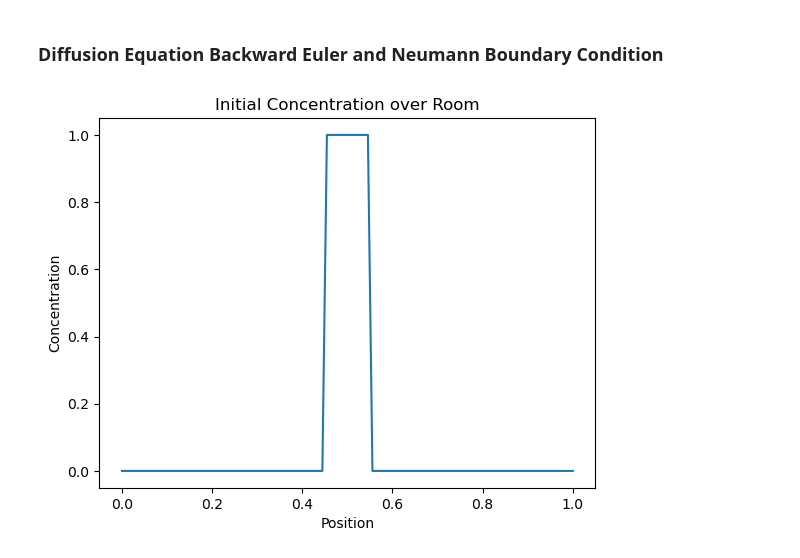
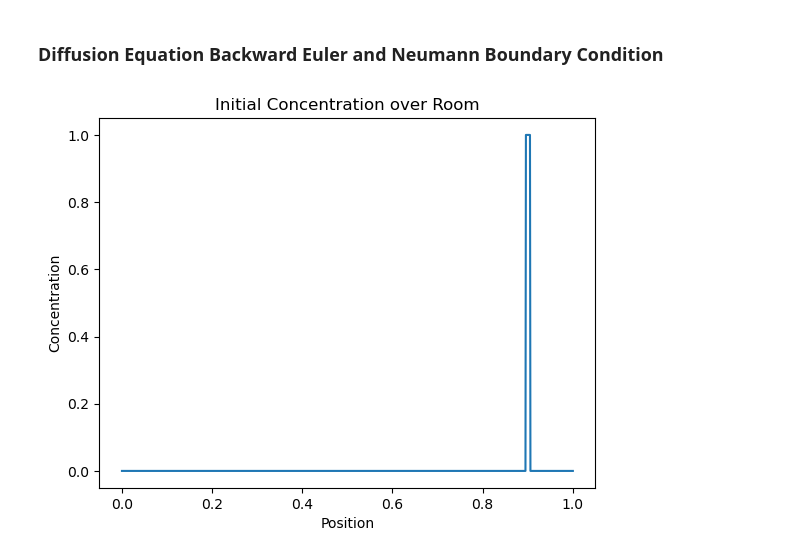
Before and after one commit to abhirao-03/hazardous-materials, a Jupyter notebook: abhi/heat.ipynb, the cells around one changed output. Cells and saved outputs as stored; diff of their text form; code cells hidden in the pictures.

```diff
--- a/abhi/heat.ipynb
+++ b/abhi/heat.ipynb
@@ -5,26 +5,27 @@ import numpy as np
 import matplotlib.pyplot as plt
 # %%
 class gas_canistor:
-    def __init__(self, diameter = 0.05, concentration = 1.0):
-        self.diameter = diameter
-        self.lower_bound = 0.5 - self.diameter
-        self.upper_bound = 0.5 + self.diameter
+    def __init__(self, x=0.5, radius = 0.005, concentration = 1.0):
+        self.radius = radius
+        self.x = x
+        self.lower_bound = self.x - self.radius
+        self.upper_bound = self.x + self.radius
         self.concentration = concentration
 
 def f(canistor: gas_canistor, x: np.array):
     return np.where((x >= canistor.lower_bound) & (x <= canistor.upper_bound), 1, 0)
 # %%
-can_1 = gas_canistor()
-x = np.linspace(0.0, 1.0, 100)
+can_1 = gas_canistor(x=0.9)
+x = np.linspace(0.0, 1.0, 1000)
 concentrations = f(can_1, x)
 
 plt.plot(x, concentrations)
 plt.title('Initial Concentration over Room')
 plt.ylabel('Concentration')
 plt.xlabel('Position')
 plt.savefig("toy_problem_initial_concentration.svg")
 # %% [output]
-[figure, old version]
+[figure, new version]
 # %%
 # Parameters
 L = 1.0                 # Length of interval
```
Also changed, not shown: parts of 2 cells of this notebook, 1 other file.
